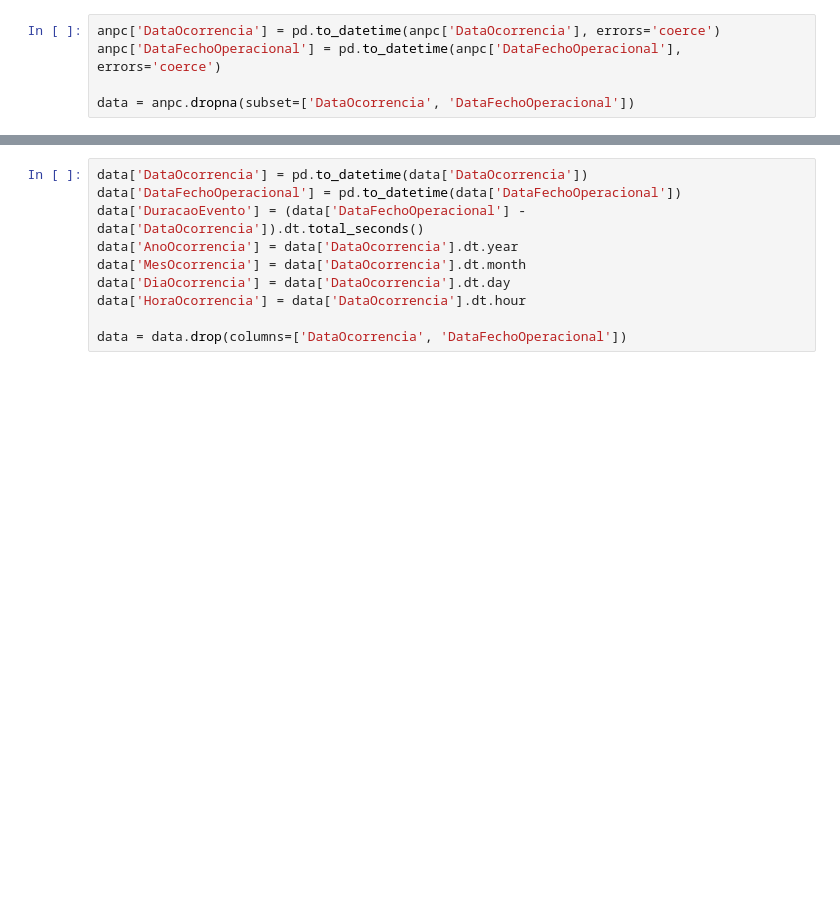
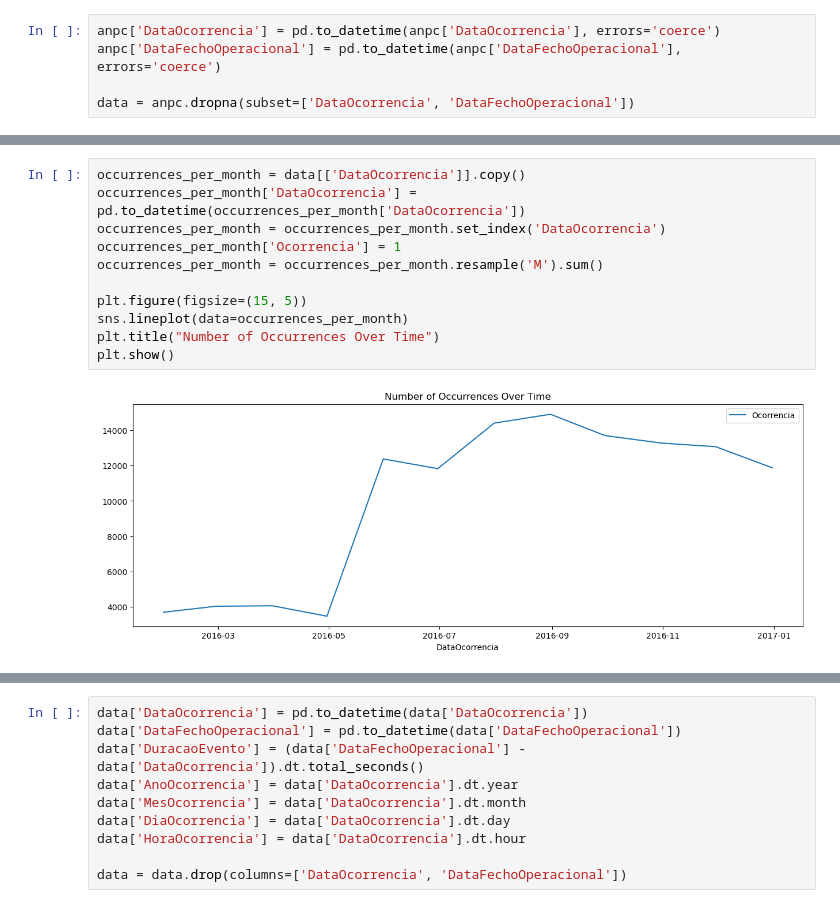
Before and after one commit to reiid00/DatAttack-UP-23, a Jupyter notebook: reiid.ipynb, the cells around one changed output, grey strips where cells are left out. Drawn from its saved outputs; the diff is of its cells as text; blank space fills up the shorter version.

```diff
--- a/reiid.ipynb
+++ b/reiid.ipynb
@@ -18,0 +56,13 @@ data = anpc.dropna(subset=['DataOcorrencia', 'DataFechoOperacional'])
+# %%
+occurrences_per_month = data[['DataOcorrencia']].copy()
+occurrences_per_month['DataOcorrencia'] = pd.to_datetime(occurrences_per_month['DataOcorrencia'])
+occurrences_per_month = occurrences_per_month.set_index('DataOcorrencia')
+occurrences_per_month['Ocorrencia'] = 1
+occurrences_per_month = occurrences_per_month.resample('M').sum()
+
+plt.figure(figsize=(15, 5))
+sns.lineplot(data=occurrences_per_month)
+plt.title("Number of Occurrences Over Time")
+plt.show()
+# %% [output]
+[figure, added]
```
Also changed, not shown: parts of 18 cells of this notebook.
